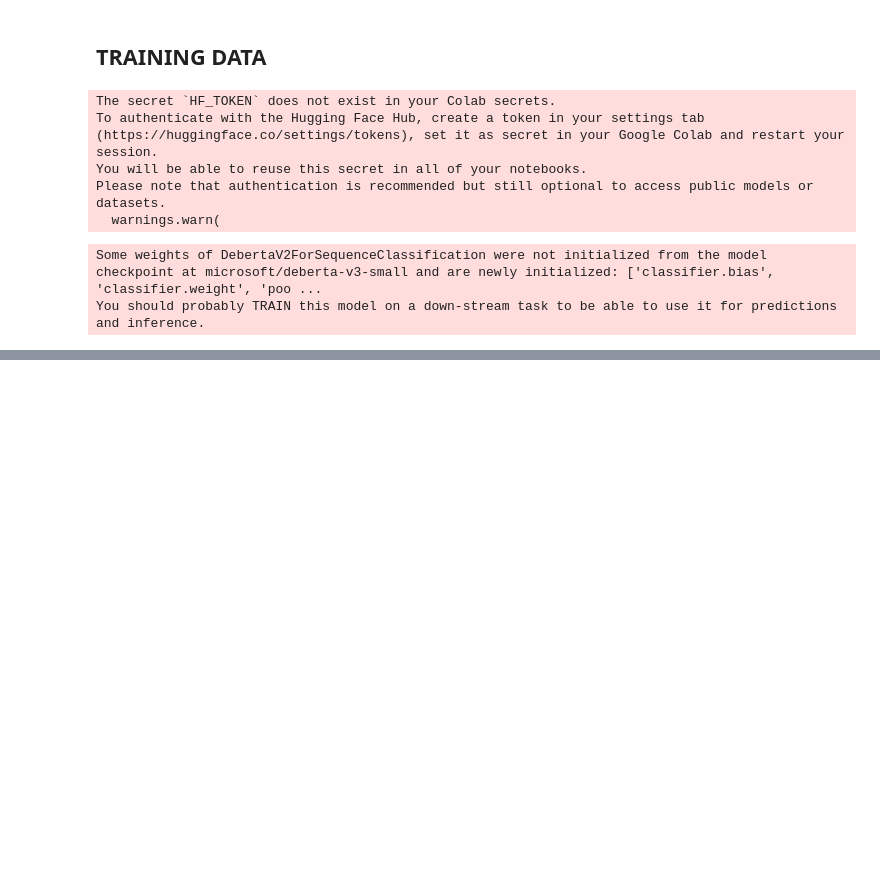
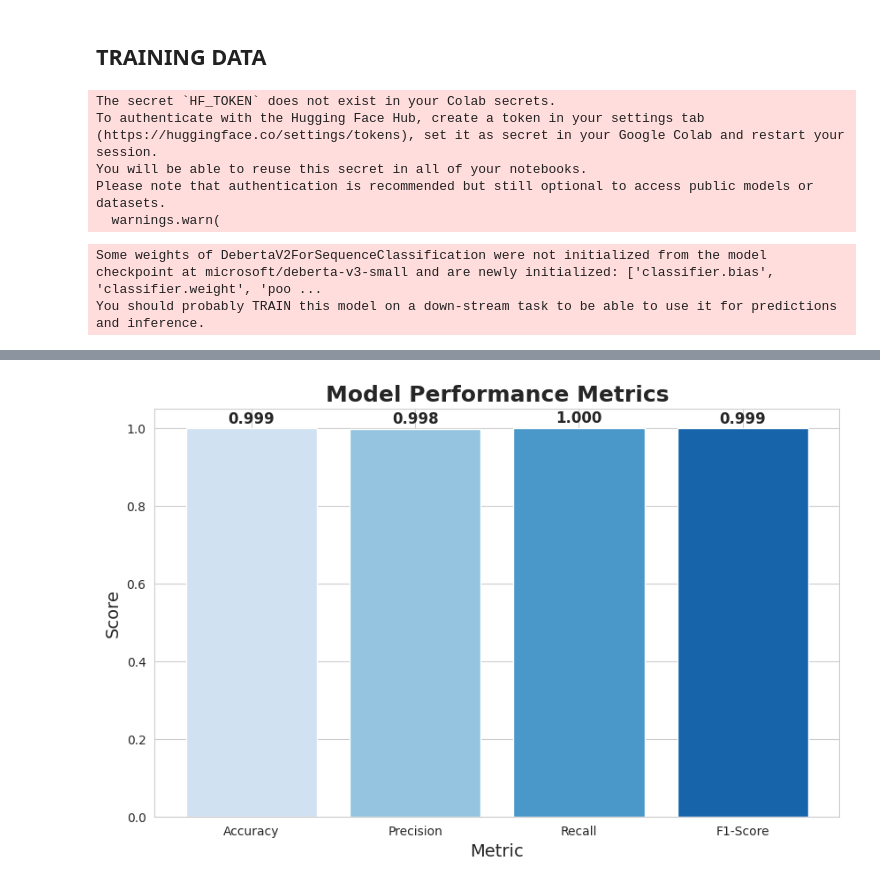
Before and after one commit to Accenture-AI-Studio/fake-news, a Jupyter notebook: Cleaned_Dataset_Deberta.ipynb, the cells around one changed output, grey strips where cells are left out. Cells and saved outputs as stored; diff of their text form; code cells hidden in the pictures; blank space fills up the shorter version.

```diff
--- a/Cleaned_Dataset_Deberta.ipynb
+++ b/Cleaned_Dataset_Deberta.ipynb
@@ -544,0 +530,16 @@ tokenizer = AutoTokenizer.from_pretrained(
+# %%
+# get predictions for plotting
+
+pred_output = trainer.predict(eval_ds)
+pred_logits = pred_output.predictions
+true_labels = pred_output.label_ids
+
+# softmax to get probabilities
+probs = torch.softmax(torch.tensor(pred_logits), dim=1).numpy()
+pos_probs = probs[:, 1]
+
+# convert logits → predicted class
+pred_classes = np.argmax(pred_logits, axis=1)
+
+# metrics already computed
+print("Eval Metrics:", metrics)
@@ -544,0 +549,68 @@ tokenizer = AutoTokenizer.from_pretrained(
+# %%
+# accuracy, precision, recall, f1
+
+# extract metrics from trainer.evaluate()
+accuracy = metrics["eval_accuracy"]
+precision = metrics["eval_precision"]
+recall = metrics["eval_recall"]
+f1 = metrics["eval_f1"]
+
+# metric names and values
+metric_names = ["Accuracy", "Precision", "Recall", "F1-Score"]
+metric_values = [accuracy, precision, recall, f1]
+
+colors = sns.color_palette("Blues", len(metric_values))
+
+# plot
+plt.figure(figsize=(10, 6))
+sns.set_style("whitegrid")
+
+bars = plt.bar(metric_names, metric_values, color=colors)
+
+# add value labels above each bar
+for bar, value in zip(bars, metric_values):
+    plt.text(
+        bar.get_x() + bar.get_width() / 2,
+        bar.get_height() + 0.005,
+        f"{value:.3f}",
+        ha='center',
+        va='bottom',
+        fontsize=12,
+        fontweight='bold'
+    )
+
+# title and labels
+plt.title("Model Performance Metrics", fontsize=18, fontweight='bold')
+plt.ylabel("Score", fontsize=14)
+plt.xlabel("Metric", fontsize=14)
+plt.ylim(0, 1.05)
+
+plt.show()
+
+# confusion matrix
+cm = confusion_matrix(true_labels, pred_classes)
+
+plt.figure(figsize=(6,5))
+sns.heatmap(cm, annot=True, fmt="d", cmap="Blues",
+            xticklabels=["False", "True"],
+            yticklabels=["False", "True"])
+plt.xlabel("Predicted")
+plt.ylabel("Actual")
+plt.title("Confusion Matrix")
+plt.show()
+
+# roc curve
+
+fpr, tpr, thresholds = roc_curve(true_labels, pos_probs)
+roc_auc = auc(fpr, tpr)
+
+plt.figure(figsize=(6,5))
+plt.plot(fpr, tpr, label=f"AUC = {roc_auc:.3f}")
+plt.plot([0,1], [0,1], linestyle="--")
+plt.xlabel("False Positive Rate")
+plt.ylabel("True Positive Rate")
+plt.title("ROC Curve")
+plt.legend()
+plt.show()
+# %% [output]
+[figure, added]
```
Also changed, not shown: parts of 19 cells of this notebook.
